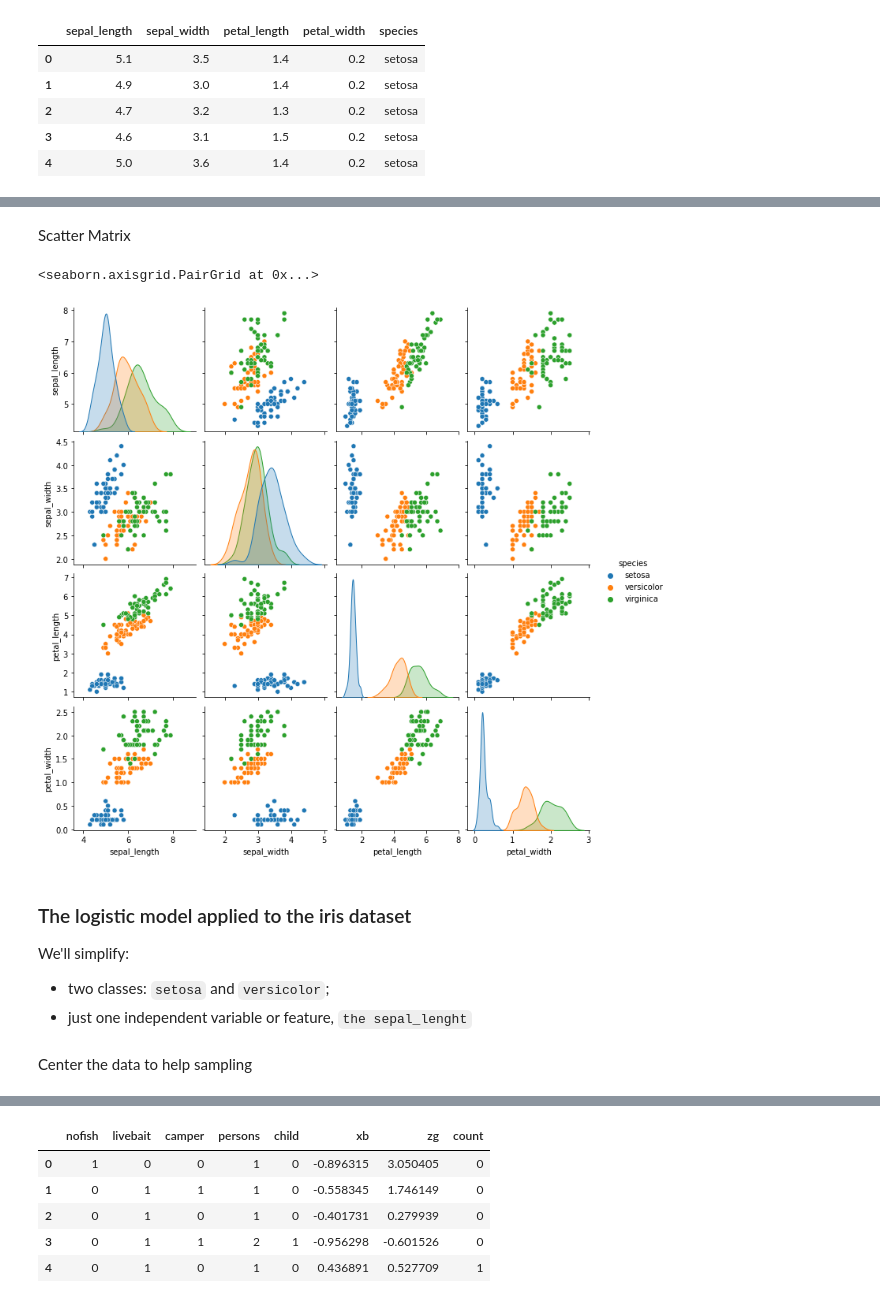
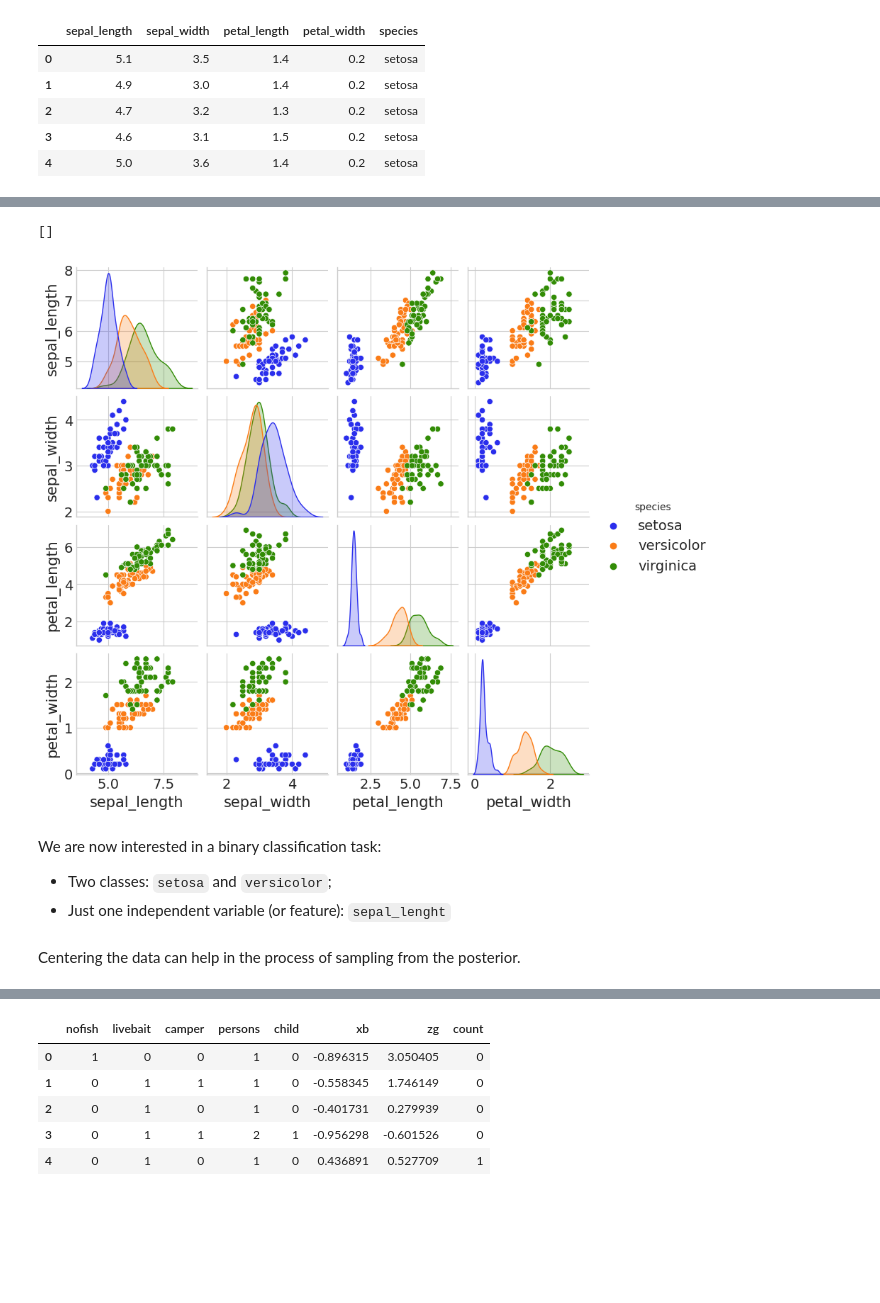
Before and after one commit to loreloc/bayesian-gp-regression, a Jupyter notebook: bayesian_learning.ipynb, the cells around one changed output, grey strips where cells are left out. Cells and saved outputs as stored; diff of their text form; code cells hidden in the pictures; blank space fills up the shorter version.

```diff
--- a/bayesian_learning.ipynb
+++ b/bayesian_learning.ipynb
@@ -12,0 +1,13 @@ Others inverse link functions can be used to deal with **categorical variables**
+# %%
+import warnings
+import itertools
+import numpy as np
+import pandas as pd
+import seaborn as sns
+import pymc3 as pm
+import theano.tensor as tt
+import arviz as az
+import matplotlib.pyplot as plt
+
+az.style.use('arviz-whitegrid')
+warnings.filterwarnings('ignore', module='seaborn')
@@ -224,13 +243,11 @@ plt.savefig('B11197_04_02.png', dpi=300);
-# %% [markdown]
-Scatter Matrix
 # %%
-sns.pairplot(iris, hue='species', diag_kind='kde')
+# Plot the pair-plot
+sns.pairplot(iris, hue='species', diag_kind='kde', height=2); plt.plot()
 # %% [output]
-<seaborn.axisgrid.PairGrid at 0x...>
+[]
-[figure, old version]
+[figure, new version]
 # %% [markdown]
-### The logistic model applied to the iris dataset
-We'll simplify:
-- two classes: `setosa` and `versicolor`;
-- just one independent variable or feature, `the sepal_lenght`
+We are now interested in a binary classification task:
+- Two classes: `setosa` and `versicolor`;
+- Just one independent variable (or feature): `sepal_lenght`
 # %%
@@ -242,3 +260,3 @@ x_c = x_0 - x_0.mean()
 # %% [markdown]
-Center the data to help sampling
+Centering the data can help in the process of sampling from the posterior.
 # %%
```
Also changed, not shown: parts of 77 cells of this notebook.
